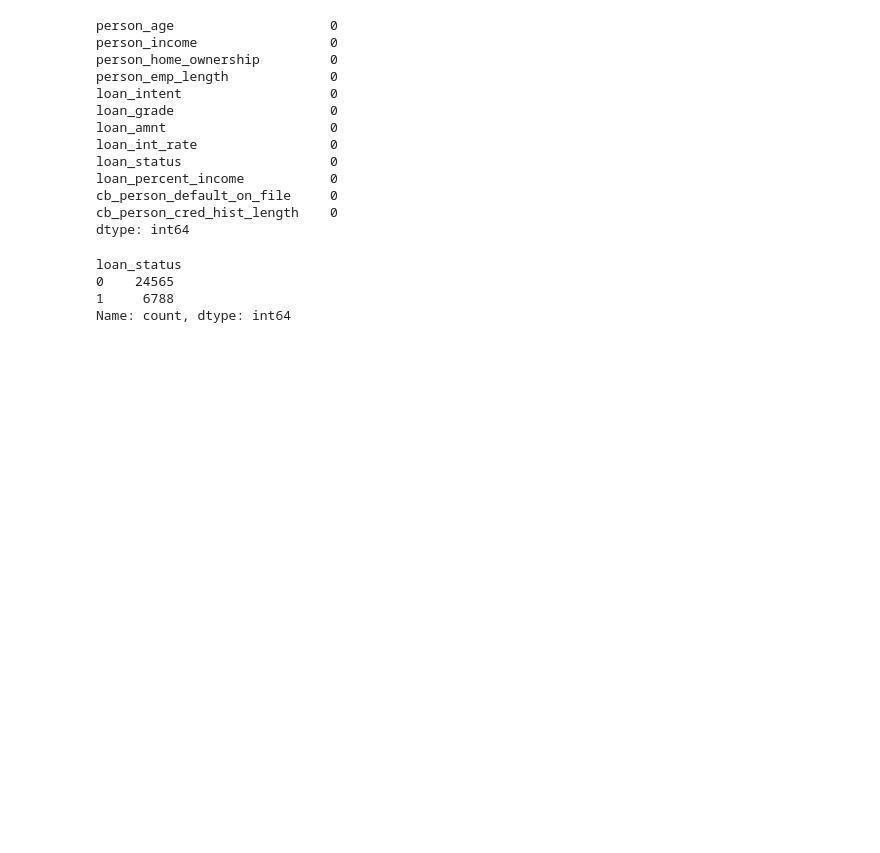
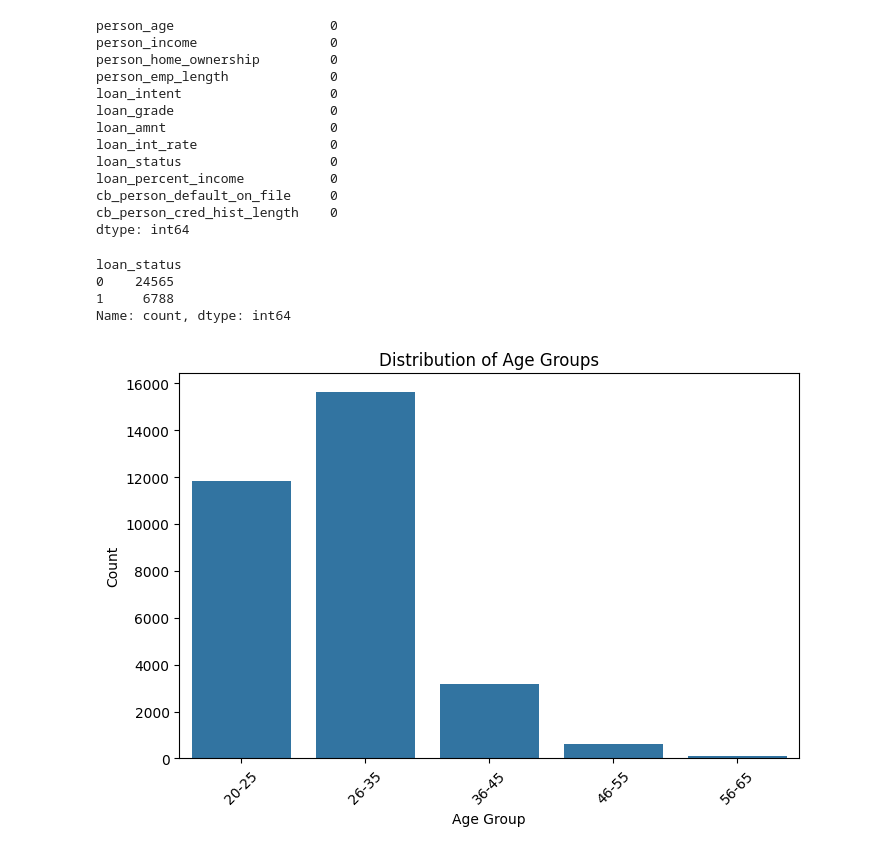
Before and after one commit to ruchira-bogahawatta/BIS-Analysis, a Jupyter notebook: assignment.ipynb, the cells around one changed output. Saved outputs shown, nothing was run; the diff lists cells and outputs as text; code cells hidden in the pictures; blank space fills up the shorter version.

Commit message:
EDA and feature engineering

```diff
--- a/assignment.ipynb
+++ b/assignment.ipynb
@@ -422,3 +422,24 @@ loan_status
 0    24565
 1     6788
 Name: count, dtype: int64
+# %%
+# Feature Engineering - Creating New Features using Binning to derive meaningful insights
+
+# Helps in analyzing and understanding credit behavior across age groups
+age_bins = [20, 25, 35, 45, 56, 65]  # Updated to include 65 as the max age
+age_labels = ['20-25', '26-35', '36-45', '46-55', '56-65']  # Added '56-65' label
+
+# Create a new column for age groups
+data['age_group'] = pd.cut(data['person_age'], bins=age_bins, labels=age_labels, right=False)
+age_group_counts = data['age_group'].value_counts().sort_index()
+
+# Plot bar chart to visualize the distribution of age groups
+plt.figure(figsize=(8, 5))
+sns.barplot(x=age_group_counts.index, y=age_group_counts.values)
+plt.xlabel("Age Group")
+plt.ylabel("Count")
+plt.title("Distribution of Age Groups")
+plt.xticks(rotation=45)
+plt.show()
+# %% [output]
+[figure, added]
```
Also changed, not shown: parts of 9 cells of this notebook.
